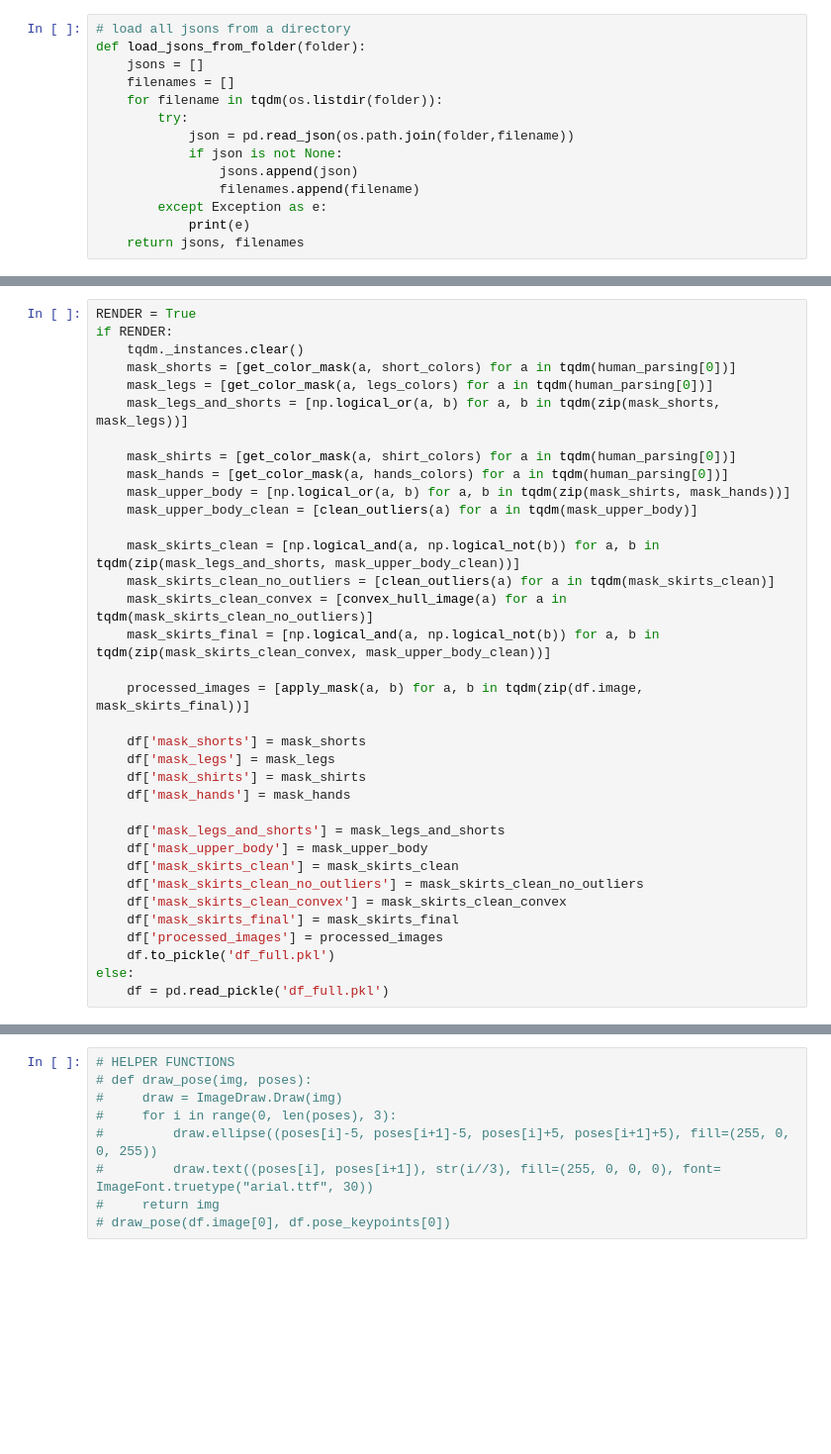
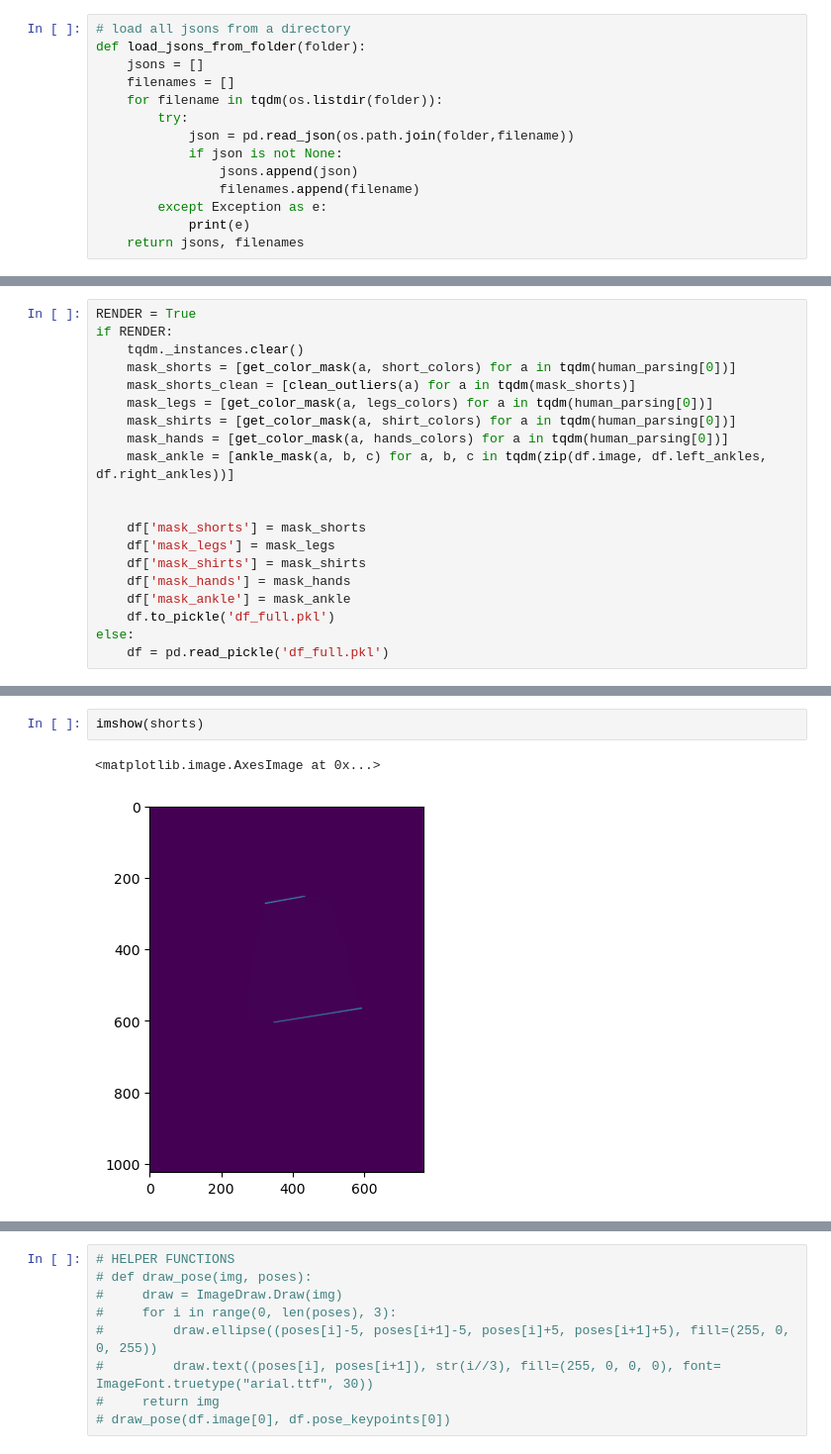
Before and after one commit to mShaldzhiyan/test_task_big, a Jupyter notebook: main.ipynb, the cells around one changed output, grey strips where cells are left out. Shown: that part at 99% size. Saved outputs shown, nothing was run; the diff lists cells and outputs as text; blank space fills up the shorter version.

```diff
--- a/main.ipynb
+++ b/main.ipynb
@@ -94,33 +106,18 @@ RENDER = True
 if RENDER:
     tqdm._instances.clear()
     mask_shorts = [get_color_mask(a, short_colors) for a in tqdm(human_parsing[0])]
+    mask_shorts_clean = [clean_outliers(a) for a in tqdm(mask_shorts)]
     mask_legs = [get_color_mask(a, legs_colors) for a in tqdm(human_parsing[0])]
-    mask_legs_and_shorts = [np.logical_or(a, b) for a, b in tqdm(zip(mask_shorts, mask_legs))]
-
     mask_shirts = [get_color_mask(a, shirt_colors) for a in tqdm(human_parsing[0])]
     mask_hands = [get_color_mask(a, hands_colors) for a in tqdm(human_parsing[0])]
-    mask_upper_body = [np.logical_or(a, b) for a, b in tqdm(zip(mask_shirts, mask_hands))]
-    mask_upper_body_clean = [clean_outliers(a) for a in tqdm(mask_upper_body)]
+    mask_ankle = [ankle_mask(a, b, c) for a, b, c in tqdm(zip(df.image, df.left_ankles, df.right_ankles))]
 
-    mask_skirts_clean = [np.logical_and(a, np.logical_not(b)) for a, b in tqdm(zip(mask_legs_and_shorts, mask_upper_body_clean))]
-    mask_skirts_clean_no_outliers = [clean_outliers(a) for a in tqdm(mask_skirts_clean)]
-    mask_skirts_clean_convex = [convex_hull_image(a) for a in tqdm(mask_skirts_clean_no_outliers)]
-    mask_skirts_final = [np.logical_and(a, np.logical_not(b)) for a, b in tqdm(zip(mask_skirts_clean_convex, mask_upper_body_clean))]
-
-    processed_images = [apply_mask(a, b) for a, b in tqdm(zip(df.image, mask_skirts_final))]
 
     df['mask_shorts'] = mask_shorts
     df['mask_legs'] = mask_legs
     df['mask_shirts'] = mask_shirts
     df['mask_hands'] = mask_hands
-
-    df['mask_legs_and_shorts'] = mask_legs_and_shorts
-    df['mask_upper_body'] = mask_upper_body
-    df['mask_skirts_clean'] = mask_skirts_clean
-    df['mask_skirts_clean_no_outliers'] = mask_skirts_clean_no_outliers
-    df['mask_skirts_clean_convex'] = mask_skirts_clean_convex
-    df['mask_skirts_final'] = mask_skirts_final
-    df['processed_images'] = processed_images
+    df['mask_ankle'] = mask_ankle
     df.to_pickle('df_full.pkl')
 else:
     df = pd.read_pickle('df_full.pkl')
@@ -126,0 +182,5 @@ else:
+# %%
+imshow(shorts)
+# %% [output]
+<matplotlib.image.AxesImage at 0x...>
+[figure, added]
```
Also changed, not shown: parts of 17 cells of this notebook, 3 other files.
